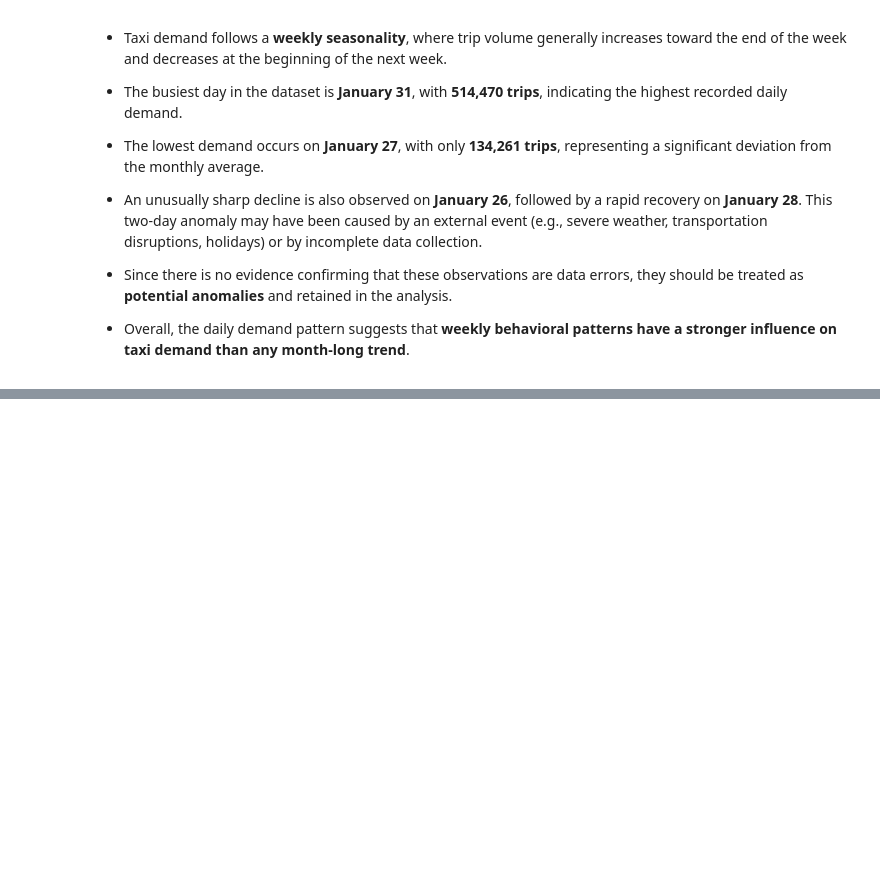
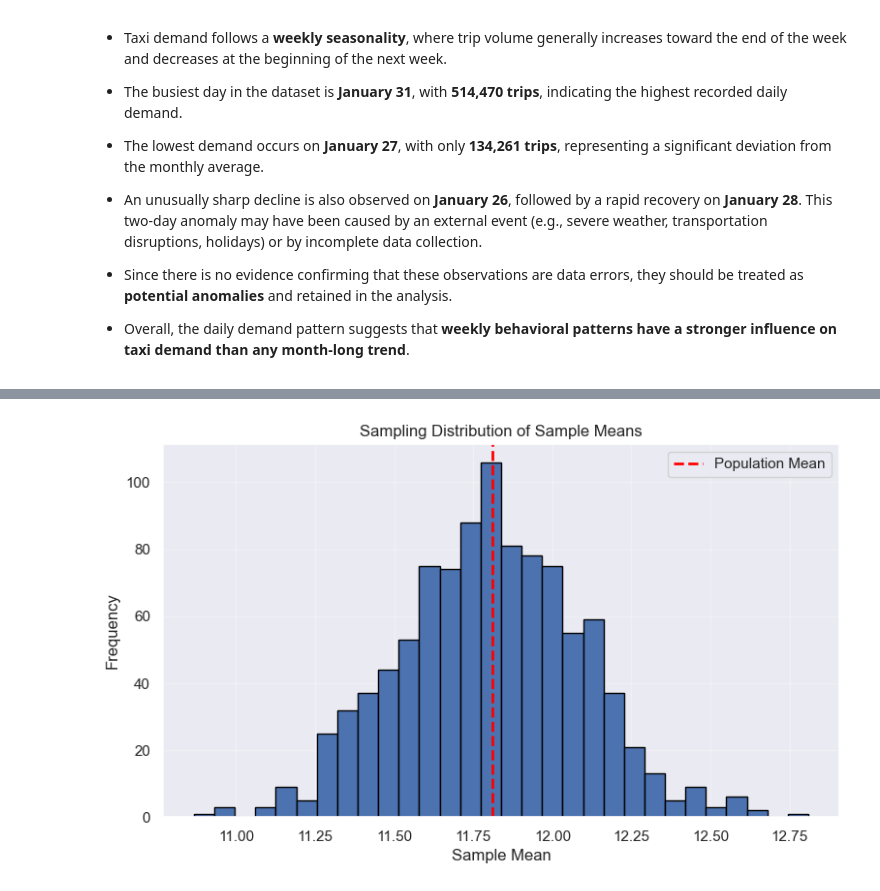
Before and after one commit to morsycoo/NYC-Yellow-Taxi-Trip-Duration-Prediction, a Jupyter notebook: notebook/NYC_Taxi_Statistical_Analysis.ipynb, the cells around one changed output, grey strips where cells are left out. Saved outputs shown, nothing was run; the diff lists cells and outputs as text; code cells hidden in the pictures; blank space fills up the shorter version.

```diff
--- a/notebook/NYC_Taxi_Statistical_Analysis.ipynb
+++ b/notebook/NYC_Taxi_Statistical_Analysis.ipynb
@@ -4930,0 +6287,34 @@ Based on the descriptive statistical analysis, the following recommendations are
+# %%
+# ============================================================
+# Visualization: Sampling Distribution
+# ============================================================
+
+plt.figure(figsize=(9,5))
+
+plt.hist(
+    sample_means,
+    bins=30,
+    edgecolor="black"
+)
+
+plt.axvline(
+    population_mean,
+    color="red",
+    linestyle="--",
+    linewidth=2,
+    label="Population Mean"
+)
+
+plt.title("Sampling Distribution of Sample Means")
+
+plt.xlabel("Sample Mean")
+
+plt.ylabel("Frequency")
+
+plt.legend()
+
+plt.grid(alpha=0.3)
+
+plt.show()
+# %% [output]
+[figure, added]
```
Also changed, not shown: parts of 192 cells of this notebook.
